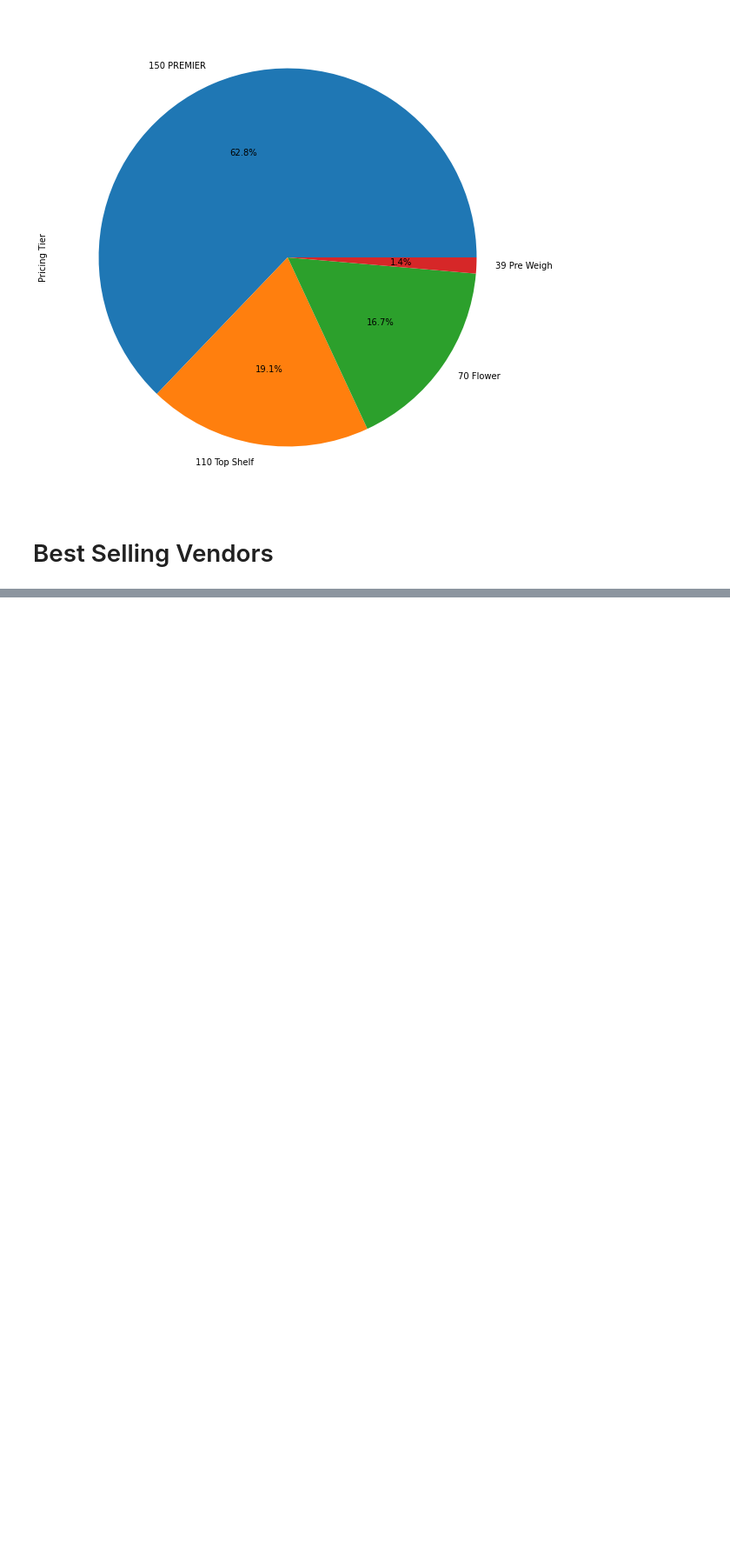
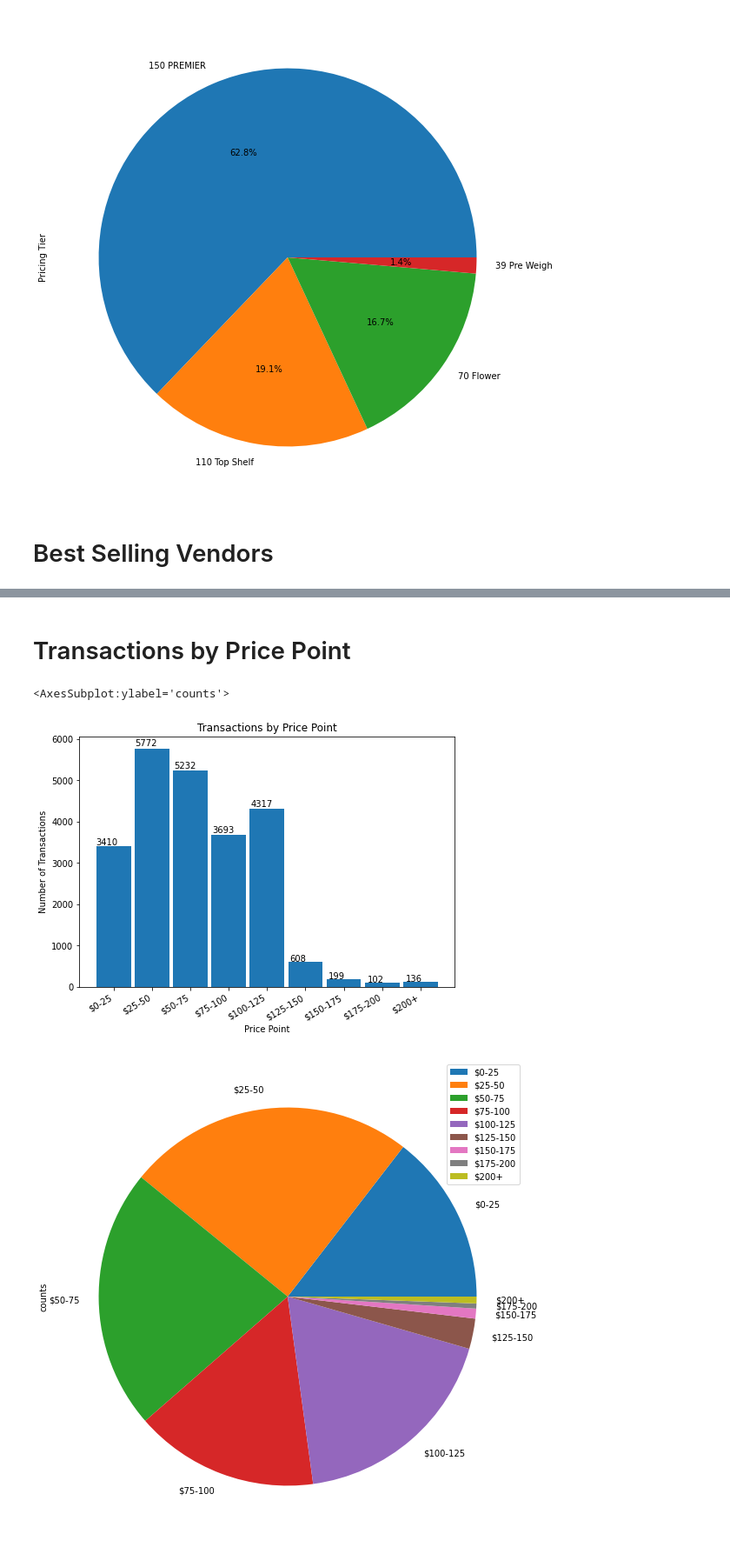
Before and after one commit to thomashedgepath/sales-data-workbook, a Jupyter notebook: workbook.ipynb, the cells around one changed output, grey strips where cells are left out. Shown: that part at 87% size. Drawn from its saved outputs; the diff is of its cells as text; code cells hidden in the pictures; blank space fills up the shorter version.

Commit message:
added price tier analysis

```diff
--- a/workbook.ipynb
+++ b/workbook.ipynb
@@ -304,0 +304,70 @@ Avg Transaction Value: $ 73.39
+# %% [markdown]
+# Transactions by Price Point
+# %%
+transaction_df = sales_df.groupby(["Transaction ID"])[["Amount"]].sum().sort_values("Amount", ascending=False)
+
+# $0-25
+tier1 = 0
+# $25-50
+tier2 = 0
+# $50-75
+tier3 = 0
+# $75-100
+tier4 = 0
+# $100-125
+tier5 = 0
+# $125-150
+tier6 = 0
+# $150-175
+tier7 = 0
+# $175-200
+tier8 = 0
+# $200+
+tier9 = 0
+
+for i in range(0, len(transaction_df.index)):
+
+    if (transaction_df['Amount'][i] > 0) and (transaction_df['Amount'][i] <= 25):
+        tier1 += 1
+    elif (transaction_df['Amount'][i] > 25) and (transaction_df['Amount'][i] <= 50):
+        tier2 += 1
+    elif (transaction_df['Amount'][i] > 50) and (transaction_df['Amount'][i] <= 75):
+        tier3 += 1
+    elif (transaction_df['Amount'][i] > 75) and (transaction_df['Amount'][i] <= 100):
+        tier4 += 1
+    elif (transaction_df['Amount'][i] > 100) and (transaction_df['Amount'][i] <= 125):
+        tier5 += 1
+    elif (transaction_df['Amount'][i] > 125) and (transaction_df['Amount'][i] <= 150):
+        tier6 += 1
+    elif (transaction_df['Amount'][i] > 150) and (transaction_df['Amount'][i] <= 175):
+        tier7 += 1
+    elif (transaction_df['Amount'][i] > 175) and (transaction_df['Amount'][i] <= 200):
+        tier8 += 1
+    elif (transaction_df['Amount'][i] > 200):
+        tier9 += 1
+    else:
+        pass
+
+fig1 = plt.figure()
+ax = fig1.add_axes([0,0,1,1])
+width = .90
+ax.set_title('Transactions by Price Point')
+ax.set_ylabel('Number of Transactions')
+ax.set_xlabel('Price Point')
+plt.setp(ax.get_xticklabels(), rotation=30, horizontalalignment='right')
+
+
+tiers = ["$0-25", "$25-50", "$50-75", "$75-100", "$100-125", "$125-150", "$150-175", "$175-200", "$200+"]
+transactions = [tier1, tier2, tier3, tier4, tier5, tier6, tier7, tier8, tier9]
+
+ax.bar(tiers, transactions, width)
+for p in ax.patches:
+    ax.annotate(str(p.get_height()), (p.get_x() * 1.01, p.get_height() * 1.01))
+
+tiers_df = pd.DataFrame({"counts": transactions},
+                        index=tiers)
+tiers_df.plot.pie(y='counts', figsize=(10,10), autopct='%1.1f%%')
+# %% [output]
+<AxesSubplot:ylabel='counts'>
+[figure, added]
+[figure, added]
```
Also changed, not shown: parts of 4 cells of this notebook.
